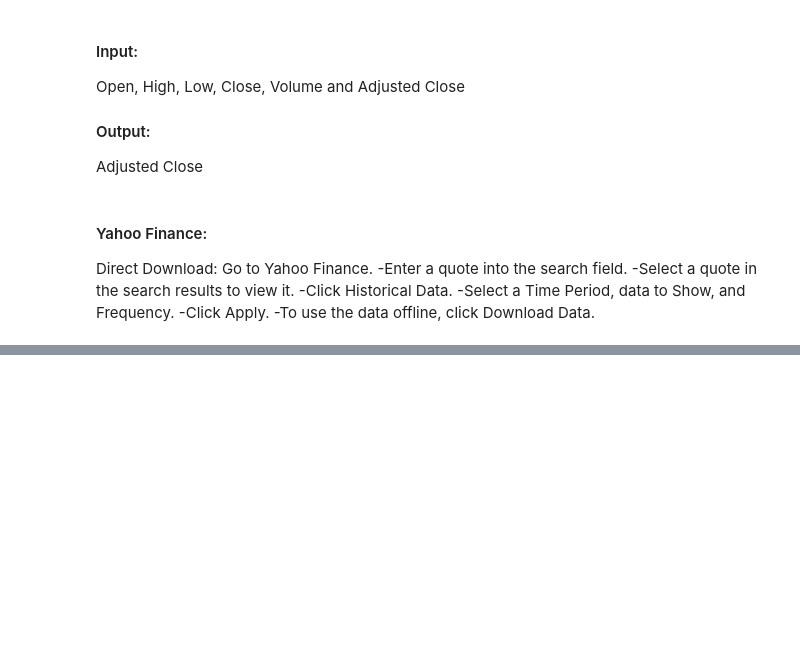
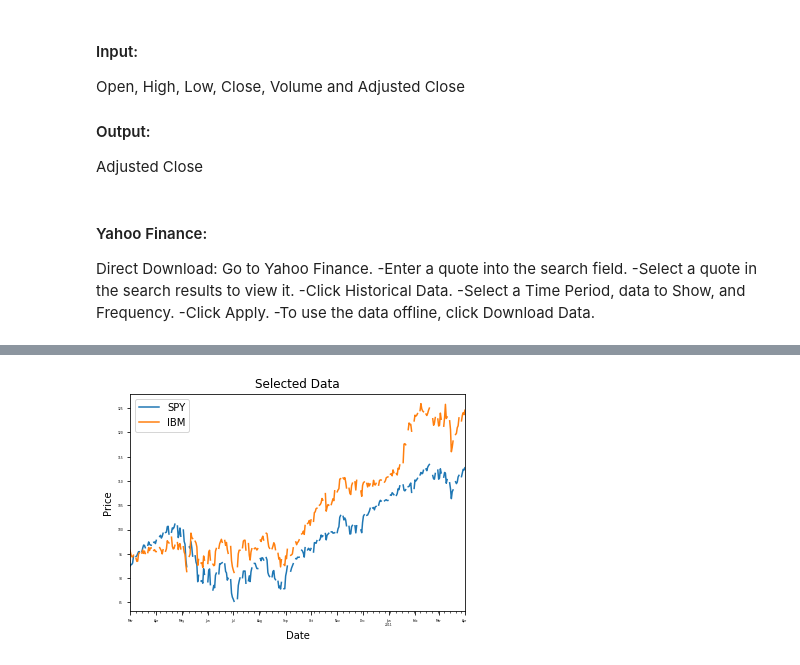
Before and after one commit to ShuangyuandData/StockPriceIndicator, a Jupyter notebook: StockPriceIndicatorP1.ipynb, the cells around one changed output, grey strips where cells are left out. Saved outputs shown, nothing was run; the diff lists cells and outputs as text; code cells hidden in the pictures; blank space fills up the shorter version.

```diff
--- a/StockPriceIndicatorP1.ipynb
+++ b/StockPriceIndicatorP1.ipynb
@@ -68,0 +94,10 @@ ModuleNotFoundError: No module named 'pandas_datareader'
+# %%
+def plot_selected(df, columns, start_index, end_index):
+    """
+    Plot the desired columns over the index in the given range
+    """
+    plot_data(df.loc[start_index:end_index, columns], title='Selected Data')
+# %%
+plot_selected(df, ['SPY', 'IBM'], '2010-03-01', '2011-04-01')
+# %% [output]
+[figure, added]
```
Also changed, not shown: parts of 20 cells of this notebook.
